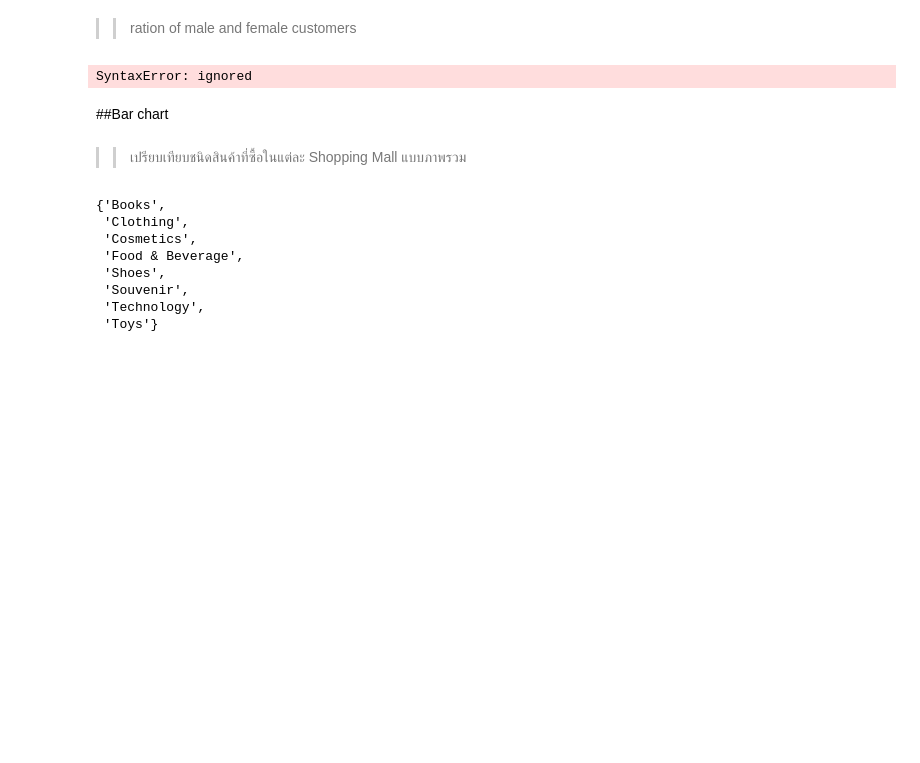
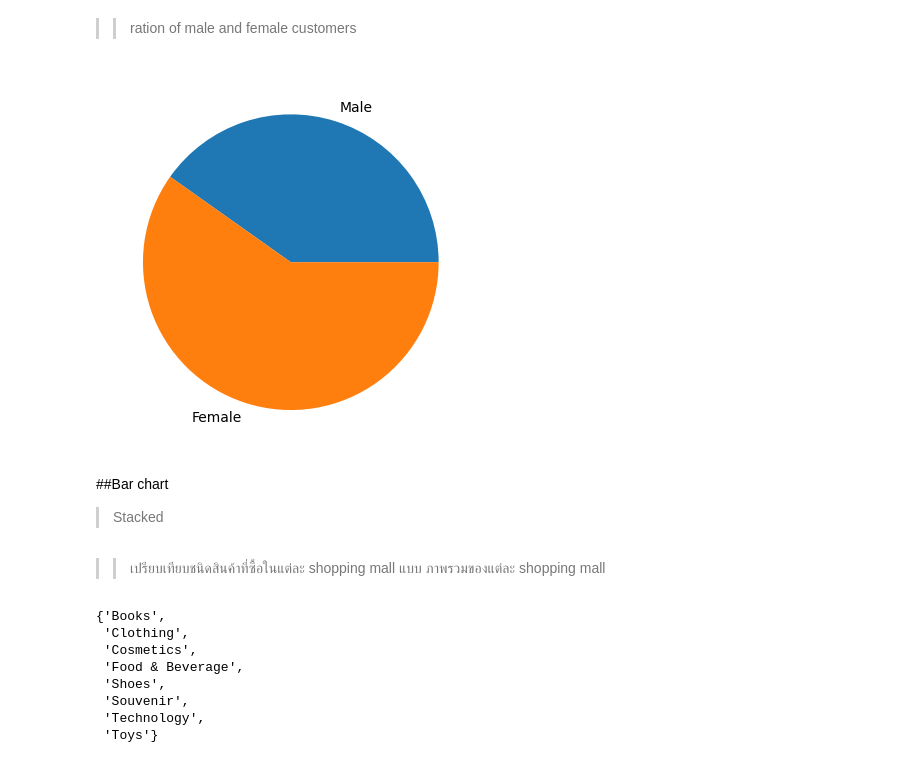
Before and after one commit to Thewaiii/BSC_DPDM23, a Jupyter notebook: Understanding_Data.ipynb, the cells around one changed output. Drawn from its saved outputs; the diff is of its cells as text; code cells hidden in the pictures; blank space fills up the shorter version.

```diff
--- a/Understanding_Data.ipynb
+++ b/Understanding_Data.ipynb
@@ -204,6 +210,6 @@ len(bpreturn['fliers'][0].get_ydata())
 # %%
 males = len(shopping_data[shopping_data['gender']=='Male'])
 females = len(shopping_data[shopping_data['gender']=='Female'])
-plt.pie(, ['male','female'],lebels = ['male','female']);
+plt.pie([males,females],labels = ['Male','Female']);
 # %% [output]
-SyntaxError: ignored
+[figure, added]
@@ -212,7 +216,8 @@ plt.pie(shopping_data['gender'])
 # %% [markdown]
 ##Bar chart
+> Stacked
 # %% [markdown]
->>เปรียบเทียบชนิดสินค้าที่ซื้อในแต่ละ Shopping Mall แบบภาพรวม
+>>เปรียบเทียบชนิดสินค้าที่ซื้อในแต่ละ shopping mall แบบ ภาพรวมของแต่ละ shopping mall
 # %%
 set(shopping_data['category'])
 # %% [output]
```
Also changed, not shown: parts of 16 cells of this notebook.
